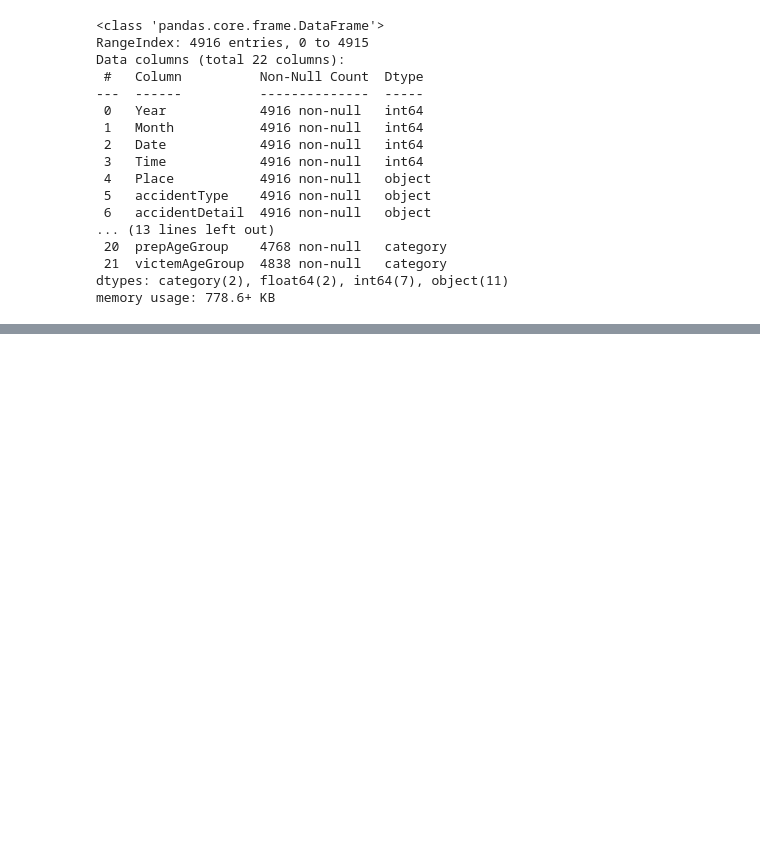
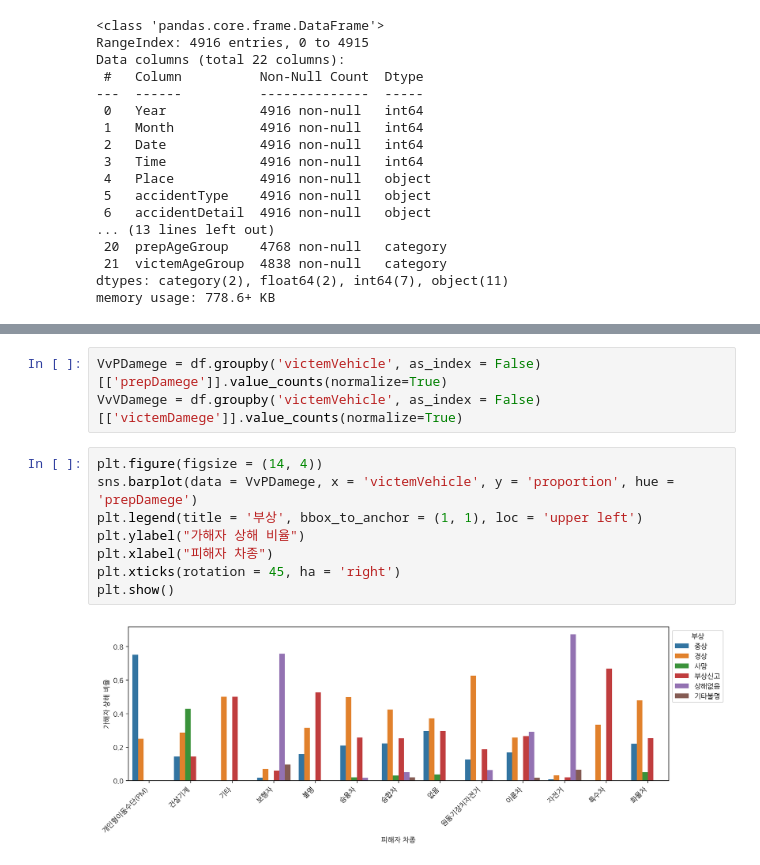
Before and after one commit to yeojeong735/25-BDA-TeamDP, a Jupyter notebook: 25_BDA_BikeCrash_TeamDP.ipynb, the cells around one changed output, grey strips where cells are left out. Cells and saved outputs as stored; diff of their text form; blank space fills up the shorter version.

```diff
--- a/25_BDA_BikeCrash_TeamDP.ipynb
+++ b/25_BDA_BikeCrash_TeamDP.ipynb
@@ -614,0 +626,13 @@ sns.countplot(df, x='prepVehicle', hue='victemDamege')
+# %%
+VvPDamege = df.groupby('victemVehicle', as_index = False)[['prepDamege']].value_counts(normalize=True)
+VvVDamege = df.groupby('victemVehicle', as_index = False)[['victemDamege']].value_counts(normalize=True)
+# %%
+plt.figure(figsize = (14, 4))
+sns.barplot(data = VvPDamege, x = 'victemVehicle', y = 'proportion', hue = 'prepDamege')
+plt.legend(title = '부상', bbox_to_anchor = (1, 1), loc = 'upper left')
+plt.ylabel("가해자 상해 비율")
+plt.xlabel("피해자 차종")
+plt.xticks(rotation = 45, ha = 'right')
+plt.show()
+# %% [output]
+[figure, added]
```
Also changed, not shown: parts of 5 cells of this notebook.
